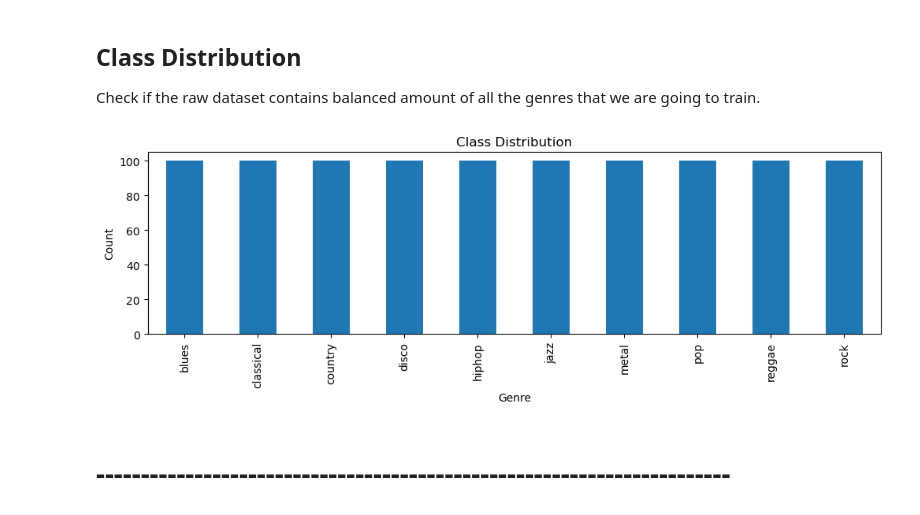
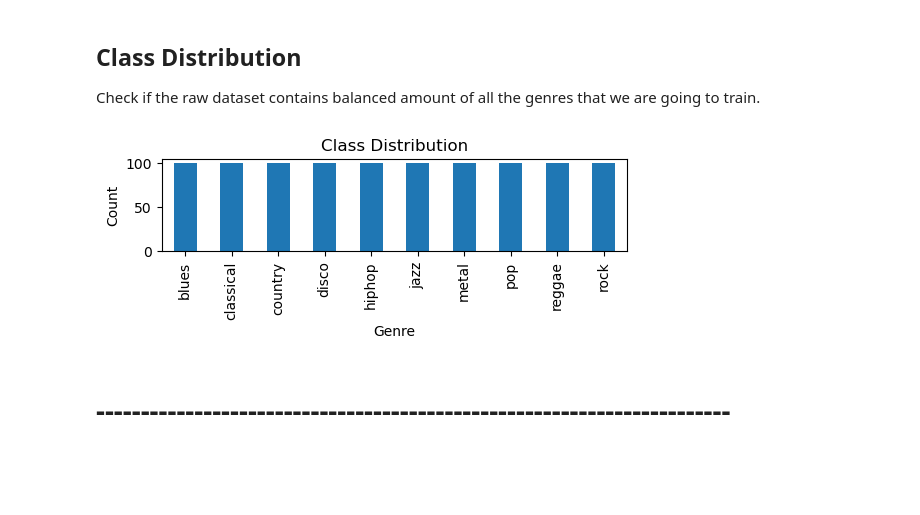
Before and after one commit to COGS118A/Group007-SP23, a Jupyter notebook: Checkpoint_Group007-SP23.ipynb, the cells around one changed output. Cells and saved outputs as stored; diff of their text form; code cells hidden in the pictures; blank space fills up the shorter version.

```diff
--- a/Checkpoint_Group007-SP23.ipynb
+++ b/Checkpoint_Group007-SP23.ipynb
@@ -293,14 +320,14 @@ plt.show()
 
 Check if the raw dataset contains balanced amount of all the genres that we are going to train.
 # %%
-plt.figure(figsize=(12,3))
+plt.figure(figsize=(6,1.2))
 df['label'].value_counts().plot(kind='bar')
 plt.title('Class Distribution')
 plt.xlabel('Genre')
 plt.ylabel('Count')
 plt.show()
 # %% [output]
-[figure, old version]
+[figure, new version]
 # %% [markdown]
 # -----------------------------------------------------------------------
 # %%
```
Also changed, not shown: parts of 16 cells of this notebook.
